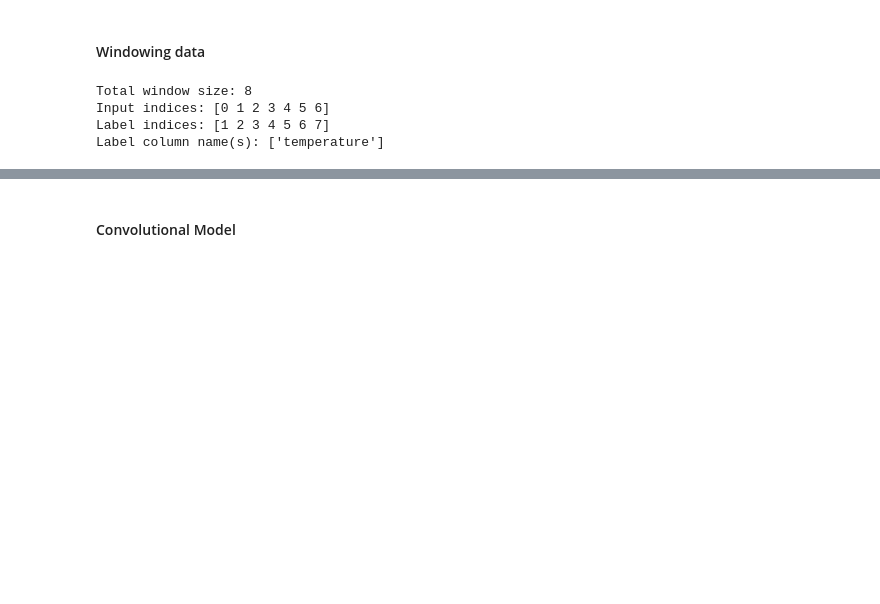
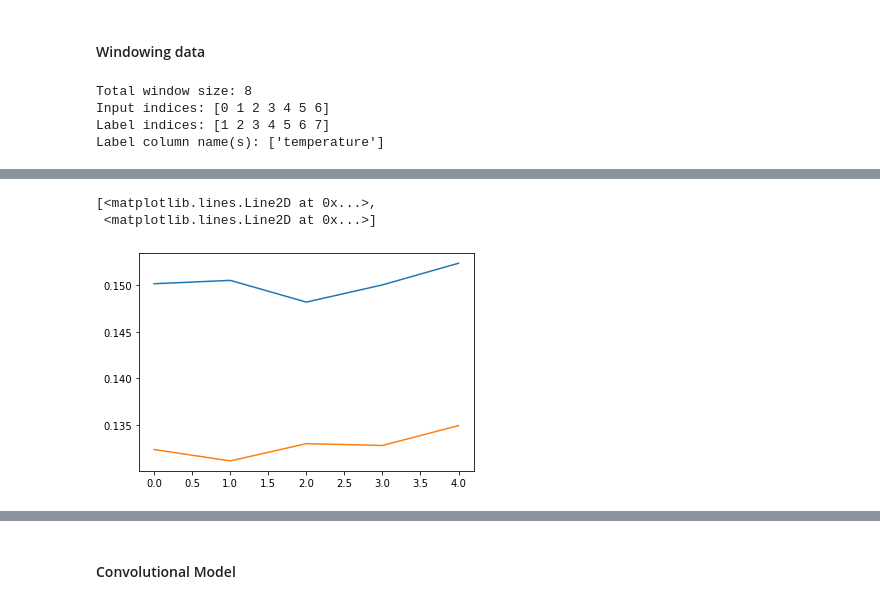
Before and after one commit to franticOreo/WeatherInterpolation, a Jupyter notebook: WeatherDataInterpolation-wo_noise_generation.ipynb, the cells around one changed output, grey strips where cells are left out. Cells and saved outputs as stored; diff of their text form; code cells hidden in the pictures; blank space fills up the shorter version.

```diff
--- a/WeatherDataInterpolation-wo_noise_generation.ipynb
+++ b/WeatherDataInterpolation-wo_noise_generation.ipynb
@@ -167,0 +239,17 @@ test_score['Linear'] = linear.evaluate(single_window.test)
+# %%
+linear = tf.keras.Sequential([
+    tf.keras.layers.Dense(units=1)
+])
+
+runs = 5
+val_maes, test_maes = [], []
+mae_index = 1
+
+for run in range(runs):
+    compile_and_fit(linear, single_window);
+
+    # Clear output from Ipython display after compiling.
+    clear_output()
+
+    val_maes.append(linear.evaluate(single_window.val)[mae_index])
+    test_maes.append(linear.evaluate(single_window.test)[mae_index])
@@ -167,0 +259,6 @@ test_score['Linear'] = linear.evaluate(single_window.test)
+# %%
+plt.plot(np.arange(0,5), val_maes, test_maes)
+# %% [output]
+[<matplotlib.lines.Line2D at 0x...>,
+ <matplotlib.lines.Line2D at 0x...>]
+[figure, added]
```
Also changed, not shown: parts of 42 cells of this notebook, 1 other file.
